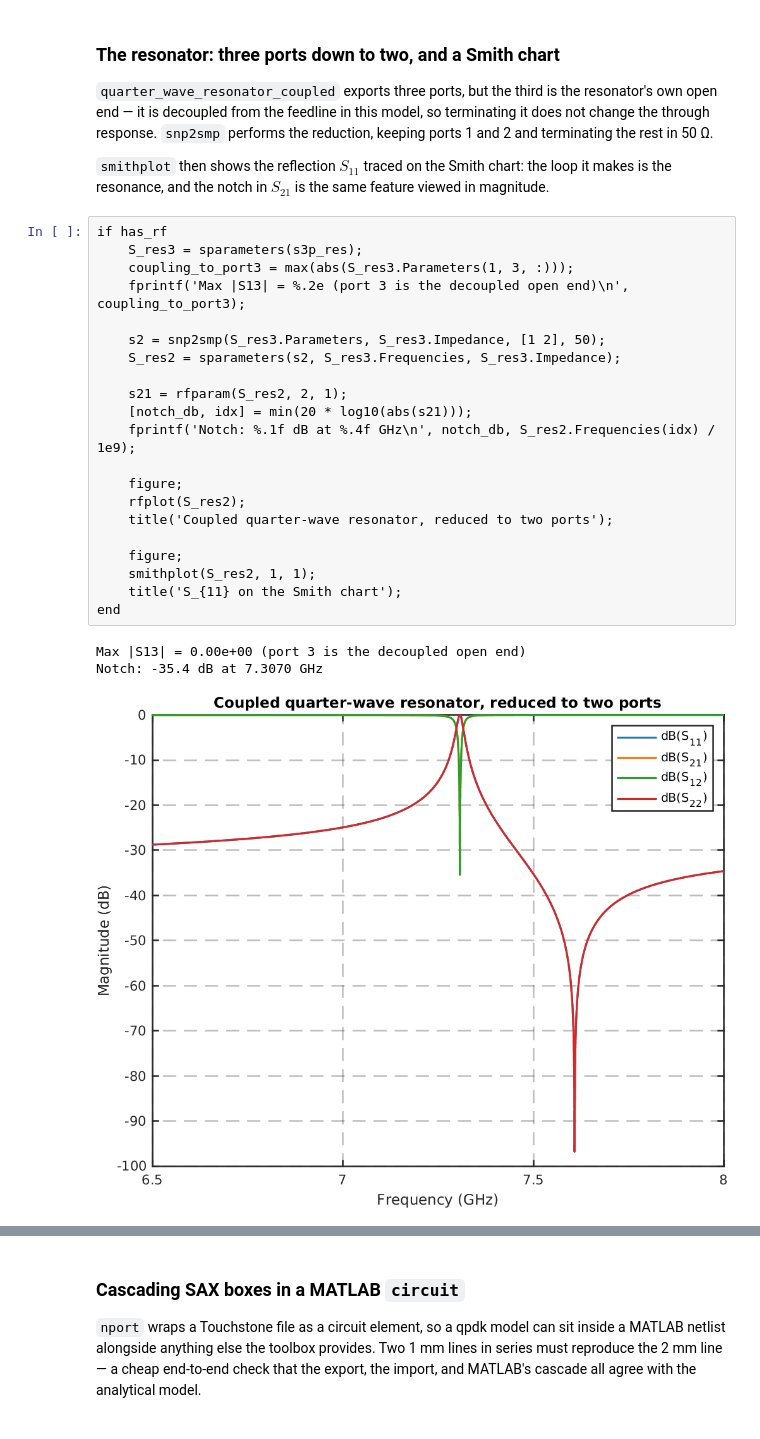
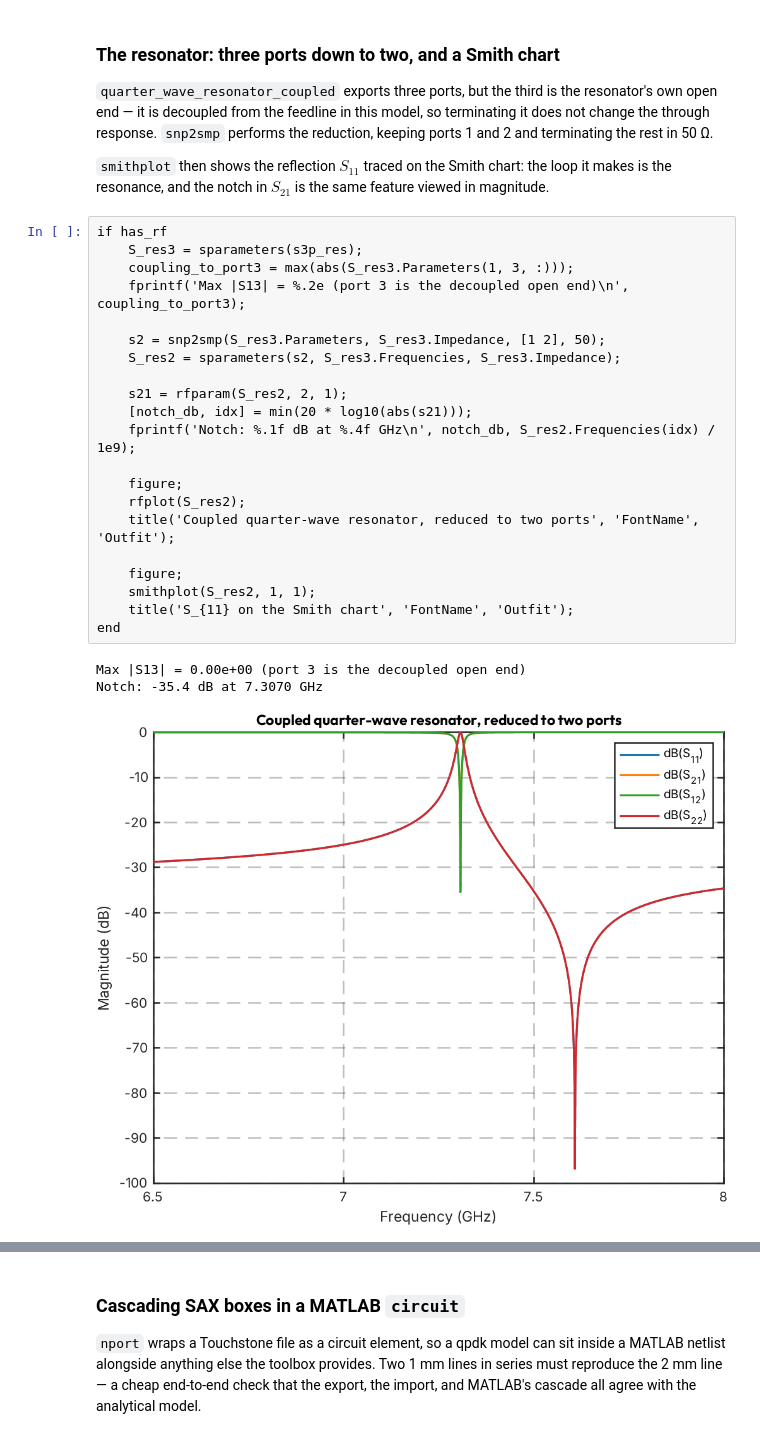
Before and after one commit to gdsfactory/quantum-rf-pdk, a Jupyter notebook: notebooks/matlab_integration.ipynb, the cells around one changed output, grey strips where cells are left out. Drawn from its saved outputs; the diff is of its cells as text.

```diff
--- a/notebooks/matlab_integration.ipynb
+++ b/notebooks/matlab_integration.ipynb
@@ -320,25 +315,25 @@ resonance, and the notch in $S_{21}$ is the same feature viewed in magnitude.
 # %%
 if has_rf
     S_res3 = sparameters(s3p_res);
     coupling_to_port3 = max(abs(S_res3.Parameters(1, 3, :)));
     fprintf('Max |S13| = %.2e (port 3 is the decoupled open end)\n', coupling_to_port3);
 
     s2 = snp2smp(S_res3.Parameters, S_res3.Impedance, [1 2], 50);
     S_res2 = sparameters(s2, S_res3.Frequencies, S_res3.Impedance);
 
     s21 = rfparam(S_res2, 2, 1);
     [notch_db, idx] = min(20 * log10(abs(s21)));
     fprintf('Notch: %.1f dB at %.4f GHz\n', notch_db, S_res2.Frequencies(idx) / 1e9);
 
     figure;
     rfplot(S_res2);
-    title('Coupled quarter-wave resonator, reduced to two ports');
+    title('Coupled quarter-wave resonator, reduced to two ports', 'FontName', 'Outfit');
 
     figure;
     smithplot(S_res2, 1, 1);
-    title('S_{11} on the Smith chart');
+    title('S_{11} on the Smith chart', 'FontName', 'Outfit');
 end
 # %% [output]
 Max |S13| = 0.00e+00 (port 3 is the decoupled open end)
 Notch: -35.4 dB at 7.3070 GHz
-[figure, old version]
+[figure, new version]
```
Also changed, not shown: parts of 9 cells of this notebook, 2 other files.
